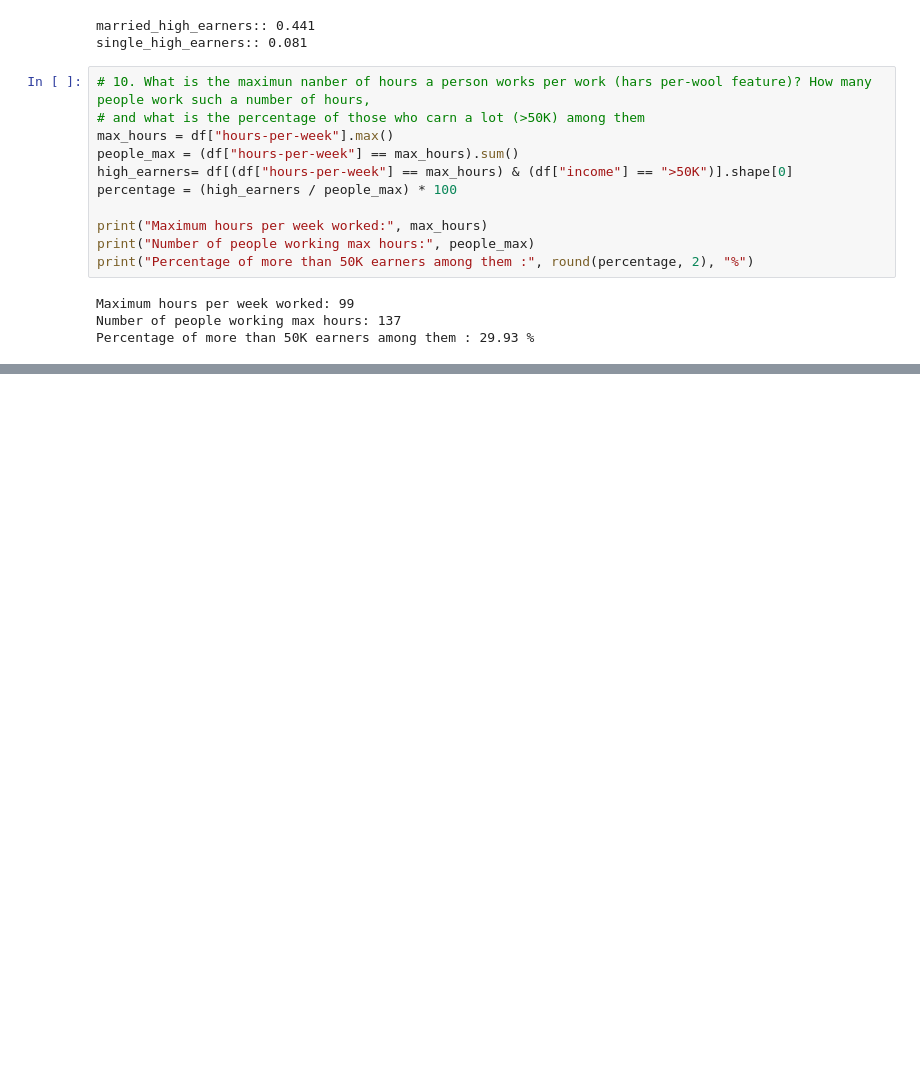
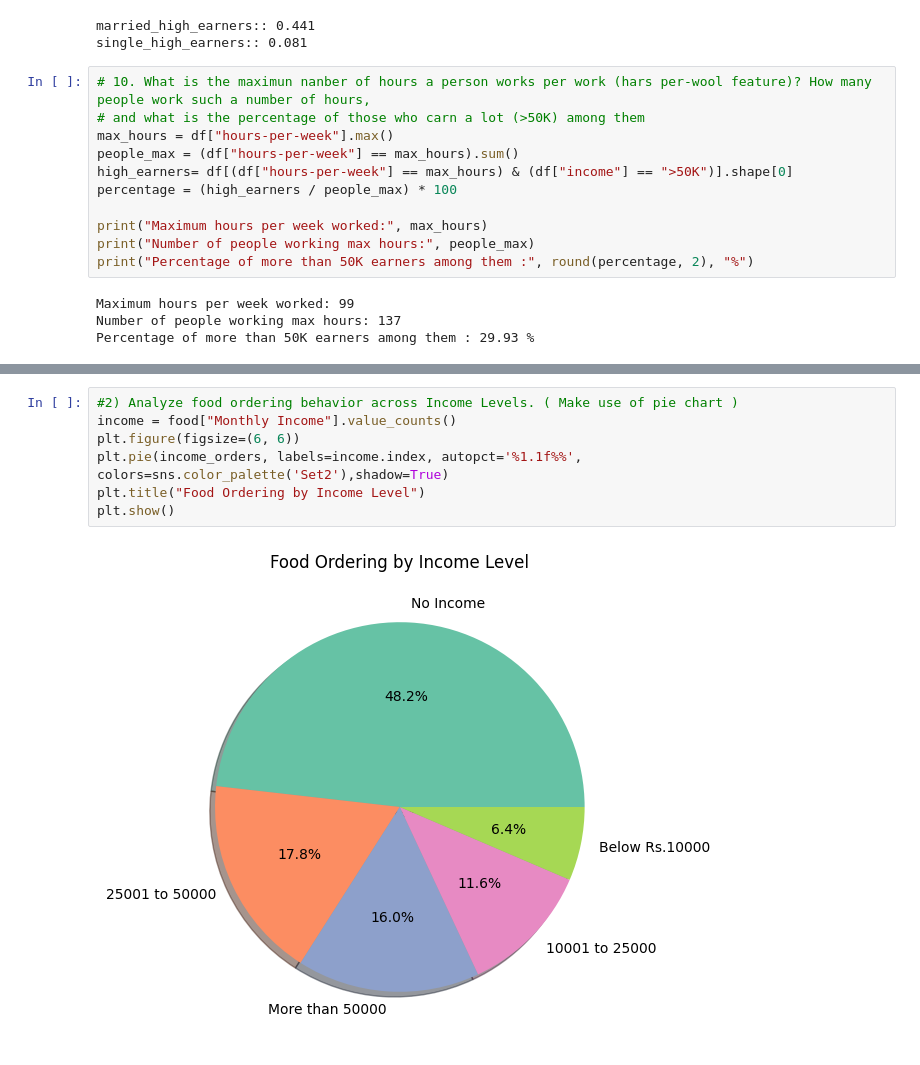
Before and after one commit to Harshkotkar/jupyter, a Jupyter notebook: pratice_2.0/python_praticals(2)/assigment3.ipynb, the cells around one changed output, grey strips where cells are left out. Cells and saved outputs as stored; diff of their text form; blank space fills up the shorter version.

```diff
--- a/pratice_2.0/python_praticals(2)/assigment3.ipynb
+++ b/pratice_2.0/python_praticals(2)/assigment3.ipynb
@@ -163,0 +369,9 @@ Percentage of more than 50K earners among them : 29.93 %
+# %%
+#2) Analyze food ordering behavior across Income Levels. ( Make use of pie chart )
+income = food["Monthly Income"].value_counts()
+plt.figure(figsize=(6, 6))
+plt.pie(income_orders, labels=income.index, autopct='%1.1f%%', colors=sns.color_palette('Set2'),shadow=True)
+plt.title("Food Ordering by Income Level")
+plt.show()
+# %% [output]
+[figure, added]
```
Also changed, not shown: parts of 28 cells of this notebook, 7 other files.
